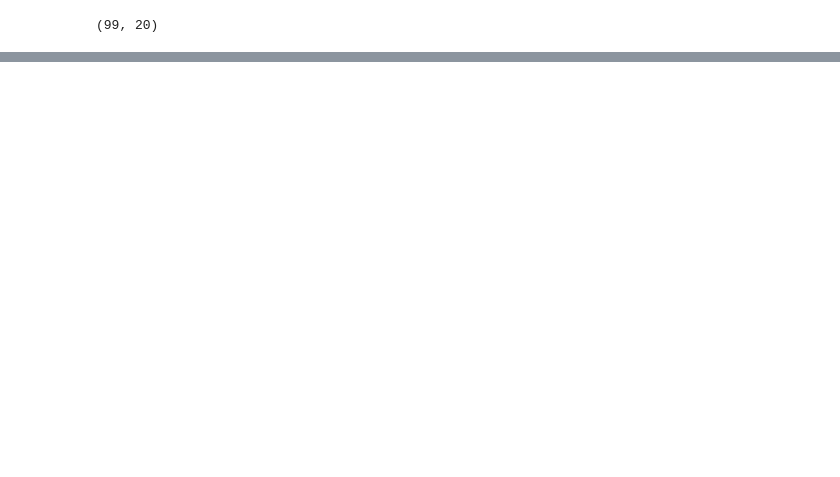
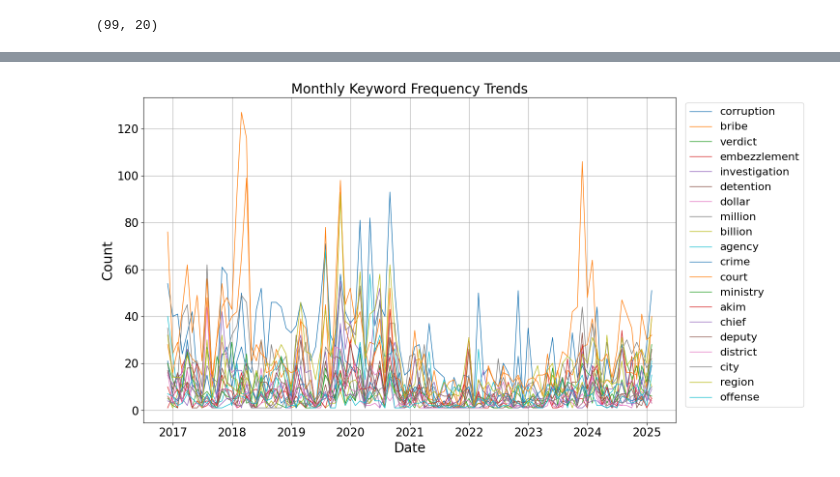
Before and after one commit to W1lden/Corruption_Crime_Forecasting_Kazakhstan, a Jupyter notebook: data_processing/news_data_processing.ipynb, the cells around one changed output, grey strips where cells are left out. Saved outputs shown, nothing was run; the diff lists cells and outputs as text; code cells hidden in the pictures; blank space fills up the shorter version.

Commit message:
Data Preprocessing section done

```diff
--- a/data_processing/news_data_processing.ipynb
+++ b/data_processing/news_data_processing.ipynb
@@ -133,2 +201,27 @@ df = df.fillna(1)
+# %%
+# Plot settings
+title_size = 20
+labels_size = 20
+ticks_size = 17
+
+# Plotting all keyword time series in one graph
+plt.figure(figsize=(15, 8))
+
+for column in df.columns:
+    if column != "Keyword Total":  # skip the total if it's in the DataFrame
+        plt.plot(df.index, df[column], label=column, linewidth=1)
+
+
+plt.title("Monthly Keyword Frequency Trends", fontsize=title_size)
+plt.xlabel("Date", fontsize=labels_size)
+plt.ylabel("Count", fontsize=labels_size)
+plt.xticks(fontsize=ticks_size)
+plt.yticks(fontsize=ticks_size)
+plt.legend(loc="upper right", bbox_to_anchor=(1.25, 1.0), fontsize=16)
+plt.grid(True)
+plt.tight_layout()
+plt.show()
+# %% [output]
+[figure, added]
 # %%
 # df.to_csv("../data/processed_news_data.csv")
```
Also changed, not shown: parts of 8 cells of this notebook, 5 other files.
